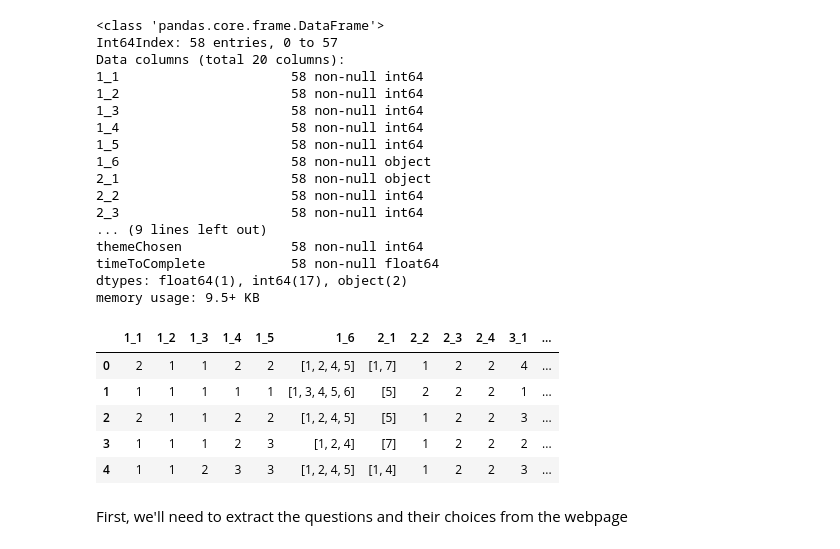
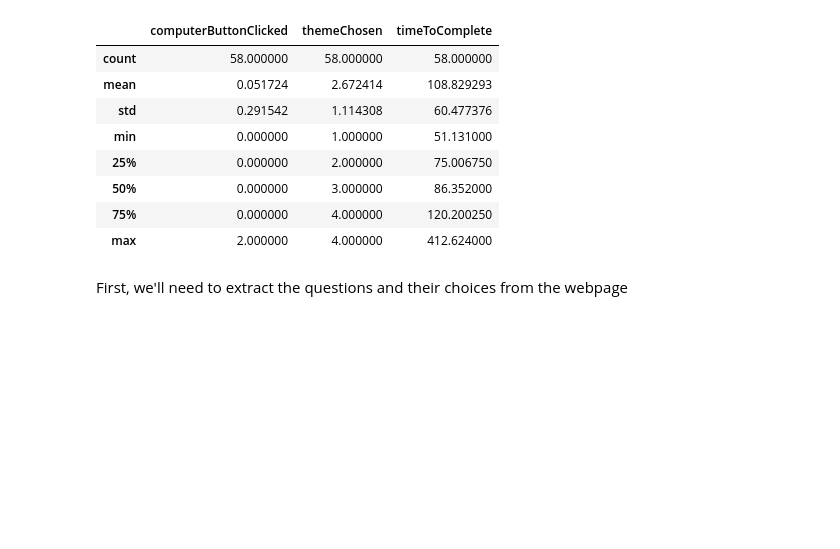
Before and after one commit to smitheric95/AB-Testing-Form, a Jupyter notebook: Data Analysis/Survey Data Analysis.ipynb, the cells around one changed output. Cells and saved outputs as stored; diff of their text form; code cells hidden in the pictures; blank space fills up the shorter version.

```diff
--- a/Data Analysis/Survey Data Analysis.ipynb
+++ b/Data Analysis/Survey Data Analysis.ipynb
@@ -7,35 +7,20 @@ import matplotlib.pyplot as plt
 from collections import OrderedDict
 from textwrap import wrap
 # %%
-df = pd.read_json('./Data/db_export.csv', encoding='ISO-8859-1')
+df = pd.read_json('./Data/db_export.csv',
+                  encoding='ISO-8859-1')
 df = df.drop(['email'], axis=1)
-df.info()
-df.head()
-# df.describe()
+df[df.columns[-3:]].describe()
 # %% [output]
-<class 'pandas.core.frame.DataFrame'>
-Int64Index: 58 entries, 0 to 57
-Data columns (total 20 columns):
-1_1                      58 non-null int64
-1_2                      58 non-null int64
-1_3                      58 non-null int64
-1_4                      58 non-null int64
-1_5                      58 non-null int64
-1_6                      58 non-null object
-2_1                      58 non-null object
-2_2                      58 non-null int64
-2_3                      58 non-null int64
-... (9 lines left out)
-themeChosen              58 non-null int64
-timeToComplete           58 non-null float64
-dtypes: float64(1), int64(17), object(2)
-memory usage: 9.5+ KB
-|  | 1_1 | 1_2 | 1_3 | 1_4 | 1_5 | 1_6 | 2_1 | 2_2 | 2_3 | 2_4 | 3_1 | ... |
-| 0 | 2 | 1 | 1 | 2 | 2 | [1, 2, 4, 5] | [1, 7] | 1 | 2 | 2 | 4 | ... |
-| 1 | 1 | 1 | 1 | 1 | 1 | [1, 3, 4, 5, 6] | [5] | 2 | 2 | 2 | 1 | ... |
-| 2 | 2 | 1 | 1 | 2 | 2 | [1, 2, 4, 5] | [5] | 1 | 2 | 2 | 3 | ... |
-| 3 | 1 | 1 | 1 | 2 | 3 | [1, 2, 4] | [7] | 1 | 2 | 2 | 2 | ... |
-| 4 | 1 | 1 | 2 | 3 | 3 | [1, 2, 4, 5] | [1, 4] | 1 | 2 | 2 | 3 | ... |
+|  | computerButtonClicked | themeChosen | timeToComplete |
+| count | 58.000000 | 58.000000 | 58.000000 |
+| mean | 0.051724 | 2.672414 | 108.829293 |
+| std | 0.291542 | 1.114308 | 60.477376 |
+| min | 0.000000 | 1.000000 | 51.131000 |
+| 25% | 0.000000 | 2.000000 | 75.006750 |
+| 50% | 0.000000 | 3.000000 | 86.352000 |
+| 75% | 0.000000 | 4.000000 | 120.200250 |
+| max | 2.000000 | 4.000000 | 412.624000 |
 # %% [markdown]
 First, we'll need to extract the questions and their choices from the webpage
 # %%
```
Also changed, not shown: parts of 4 cells of this notebook, 1 other file.
